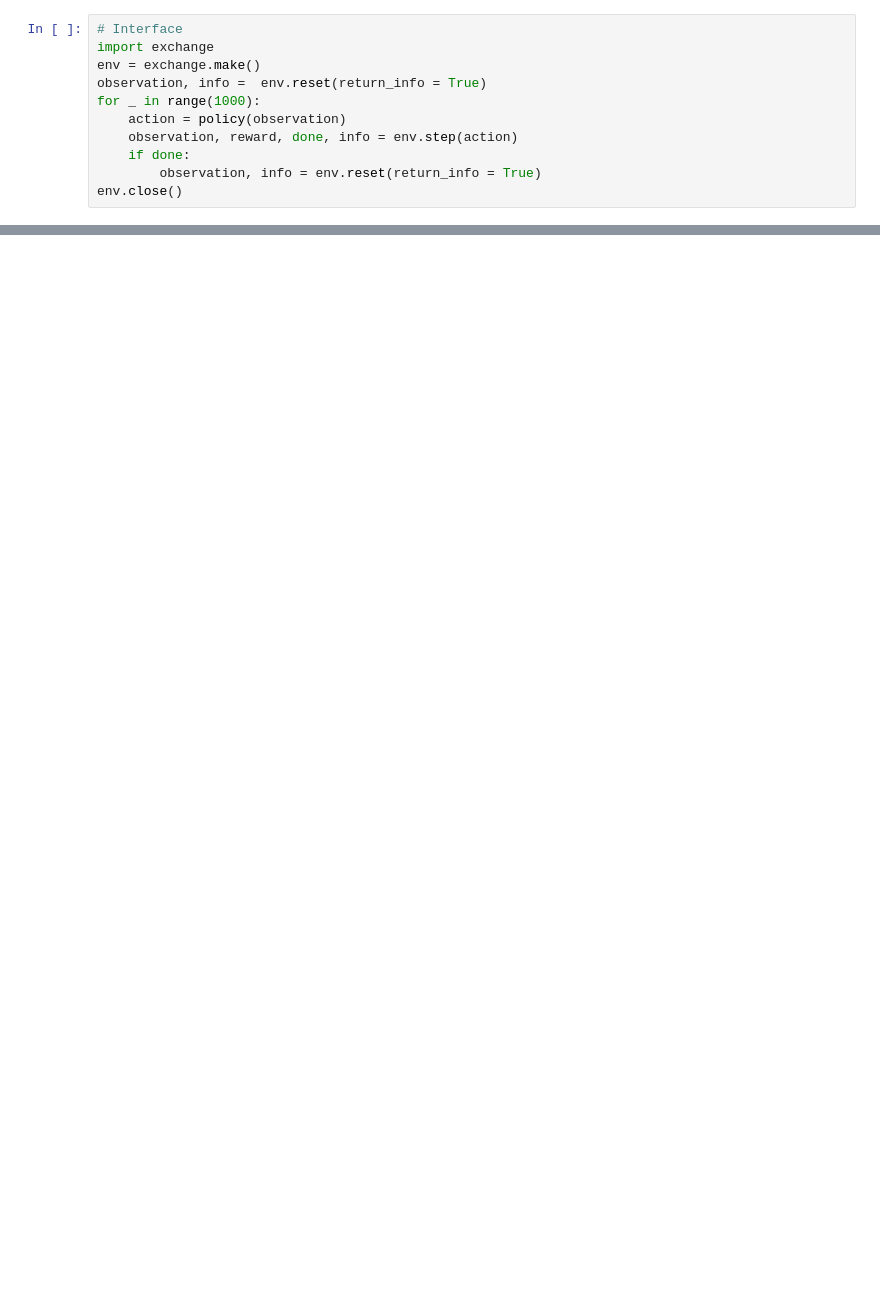
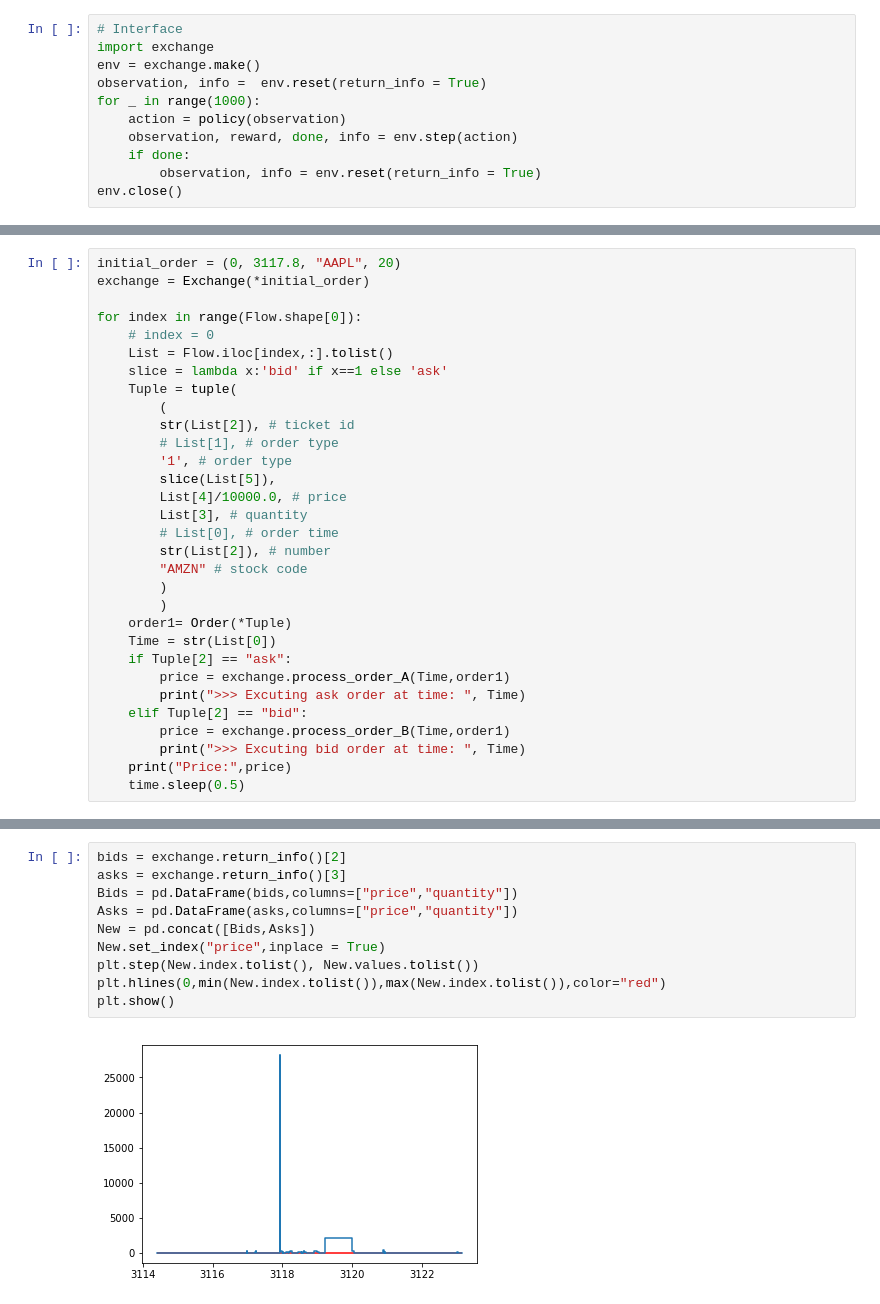
Before and after one commit to KangOxford/AlphaTrade, a Jupyter notebook: OrderDataConvertion.ipynb, the cells around one changed output, grey strips where cells are left out. Saved outputs shown, nothing was run; the diff lists cells and outputs as text; blank space fills up the shorter version.

```diff
--- a/OrderDataConvertion.ipynb
+++ b/OrderDataConvertion.ipynb
@@ -44,0 +59,31 @@ env.close()
+# %%
+initial_order = (0, 3117.8, "AAPL", 20)
+exchange = Exchange(*initial_order)
+
+for index in range(Flow.shape[0]):
+    # index = 0
+    List = Flow.iloc[index,:].tolist()
+    slice = lambda x:'bid' if x==1 else 'ask'
+    Tuple = tuple(
+        (
+        str(List[2]), # ticket id
+        # List[1], # order type
+        '1', # order type
+        slice(List[5]),
+        List[4]/10000.0, # price
+        List[3], # quantity
+        # List[0], # order time
+        str(List[2]), # number
+        "AMZN" # stock code
+        )
+        )
+    order1= Order(*Tuple)
+    Time = str(List[0])
+    if Tuple[2] == "ask":
+        price = exchange.process_order_A(Time,order1)
+        print(">>> Excuting ask order at time: ", Time)
+    elif Tuple[2] == "bid":
+        price = exchange.process_order_B(Time,order1)
+        print(">>> Excuting bid order at time: ", Time)
+    print("Price:",price)
+    time.sleep(0.5)
@@ -44,0 +122,12 @@ env.close()
+# %%
+bids = exchange.return_info()[2]
+asks = exchange.return_info()[3]
+Bids = pd.DataFrame(bids,columns=["price","quantity"])
+Asks = pd.DataFrame(asks,columns=["price","quantity"])
+New = pd.concat([Bids,Asks])
+New.set_index("price",inplace = True)
+plt.step(New.index.tolist(), New.values.tolist())
+plt.hlines(0,min(New.index.tolist()),max(New.index.tolist()),color="red")
+plt.show()
+# %% [output]
+[figure, added]
```
Also changed, not shown: parts of 12 cells of this notebook.
